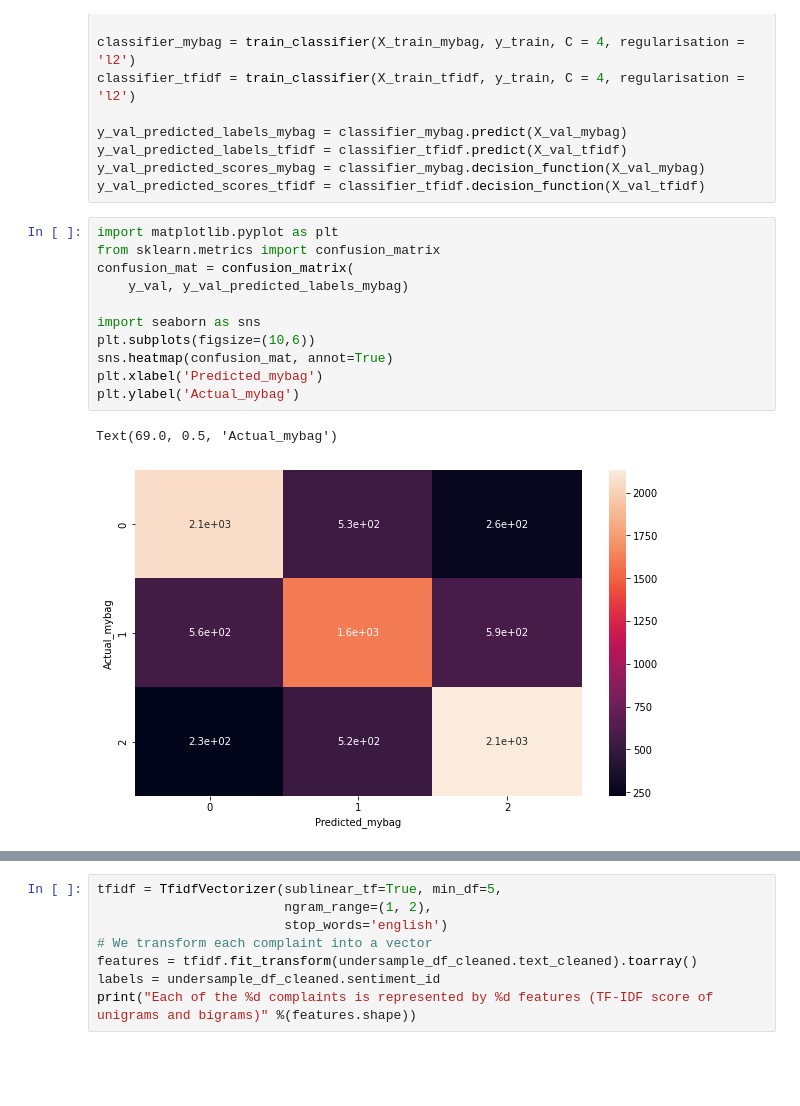
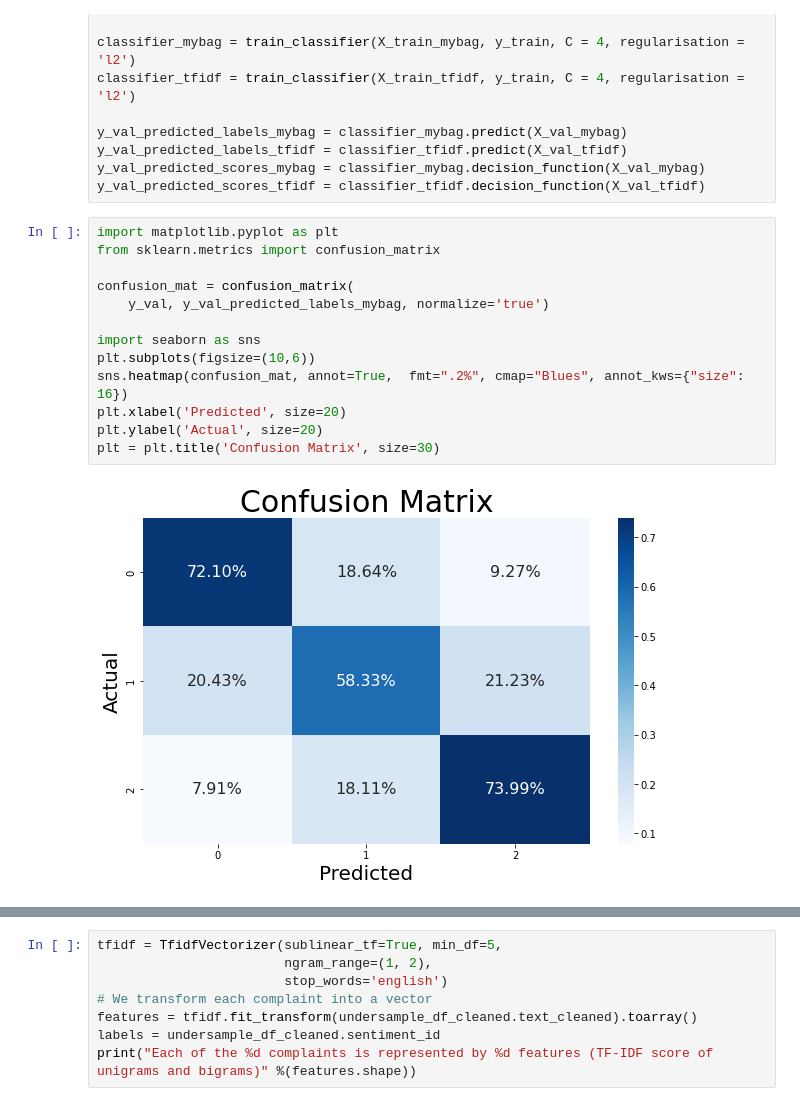
Before and after one commit to Cloblak/GeneralizingSentiment, a Jupyter notebook: notebooks/CoLab_ModelExecution.ipynb, the cells around one changed output, grey strips where cells are left out. Saved outputs shown, nothing was run; the diff lists cells and outputs as text; blank space fills up the shorter version.

```diff
--- a/notebooks/CoLab_ModelExecution.ipynb
+++ b/notebooks/CoLab_ModelExecution.ipynb
@@ -341,15 +341,16 @@ y_val_predicted_scores_tfidf = classifier_tfidf.decision_function(X_val_tfidf)
 # %%
 import matplotlib.pyplot as plt
 from sklearn.metrics import confusion_matrix
+
 confusion_mat = confusion_matrix(
-    y_val, y_val_predicted_labels_mybag)
+    y_val, y_val_predicted_labels_mybag, normalize='true')
 
 import seaborn as sns
 plt.subplots(figsize=(10,6))
-sns.heatmap(confusion_mat, annot=True)
-plt.xlabel('Predicted_mybag')
-plt.ylabel('Actual_mybag')
+sns.heatmap(confusion_mat, annot=True,  fmt=".2%", cmap="Blues", annot_kws={"size": 16})
+plt.xlabel('Predicted', size=20)
+plt.ylabel('Actual', size=20)
+plt = plt.title('Confusion Matrix', size=30)
 # %% [output]
-Text(69.0, 0.5, 'Actual_mybag')
-[figure, old version]
+[figure, new version]
 # %%
```
Also changed, not shown: parts of 5 cells of this notebook.
